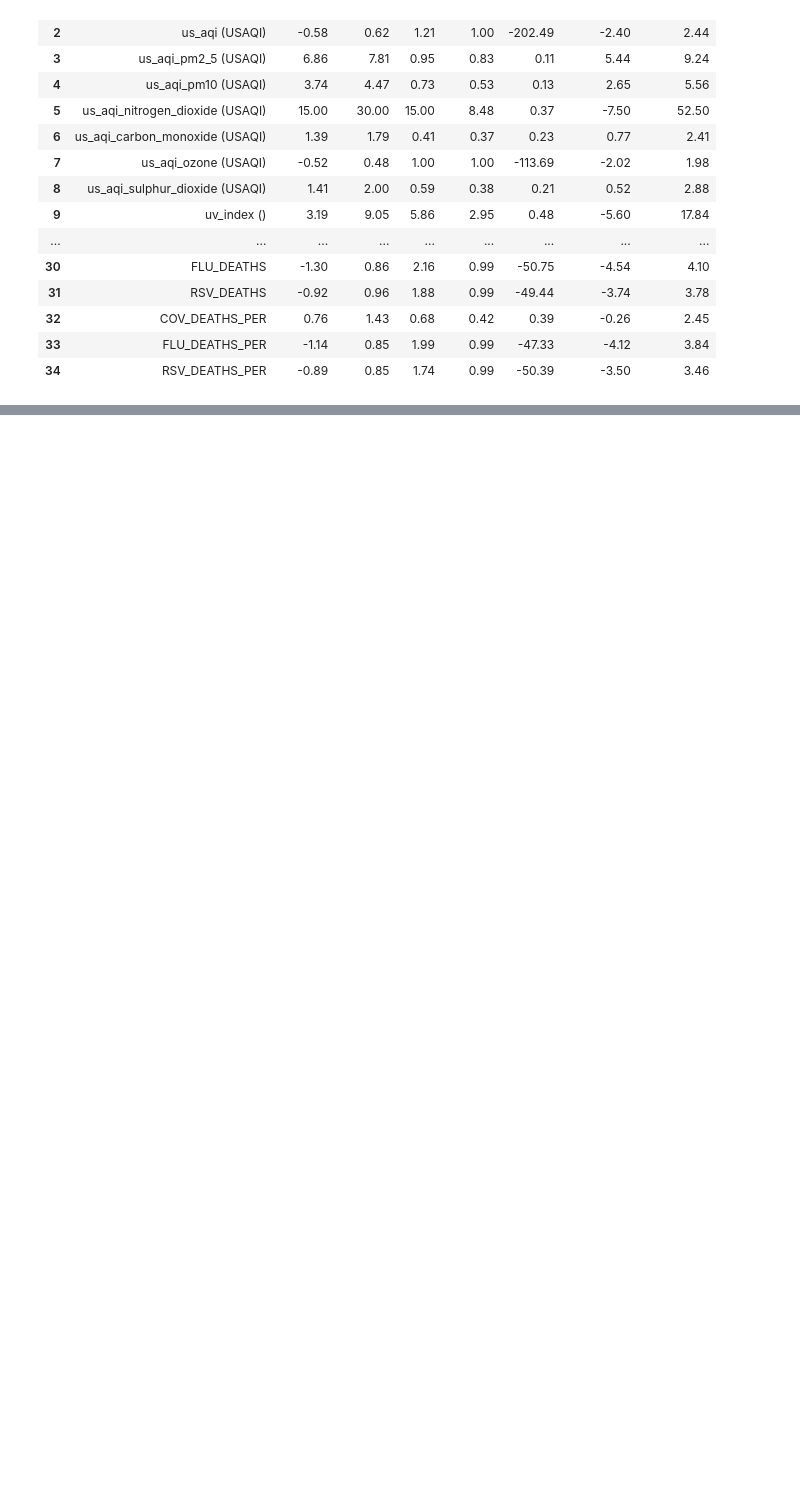
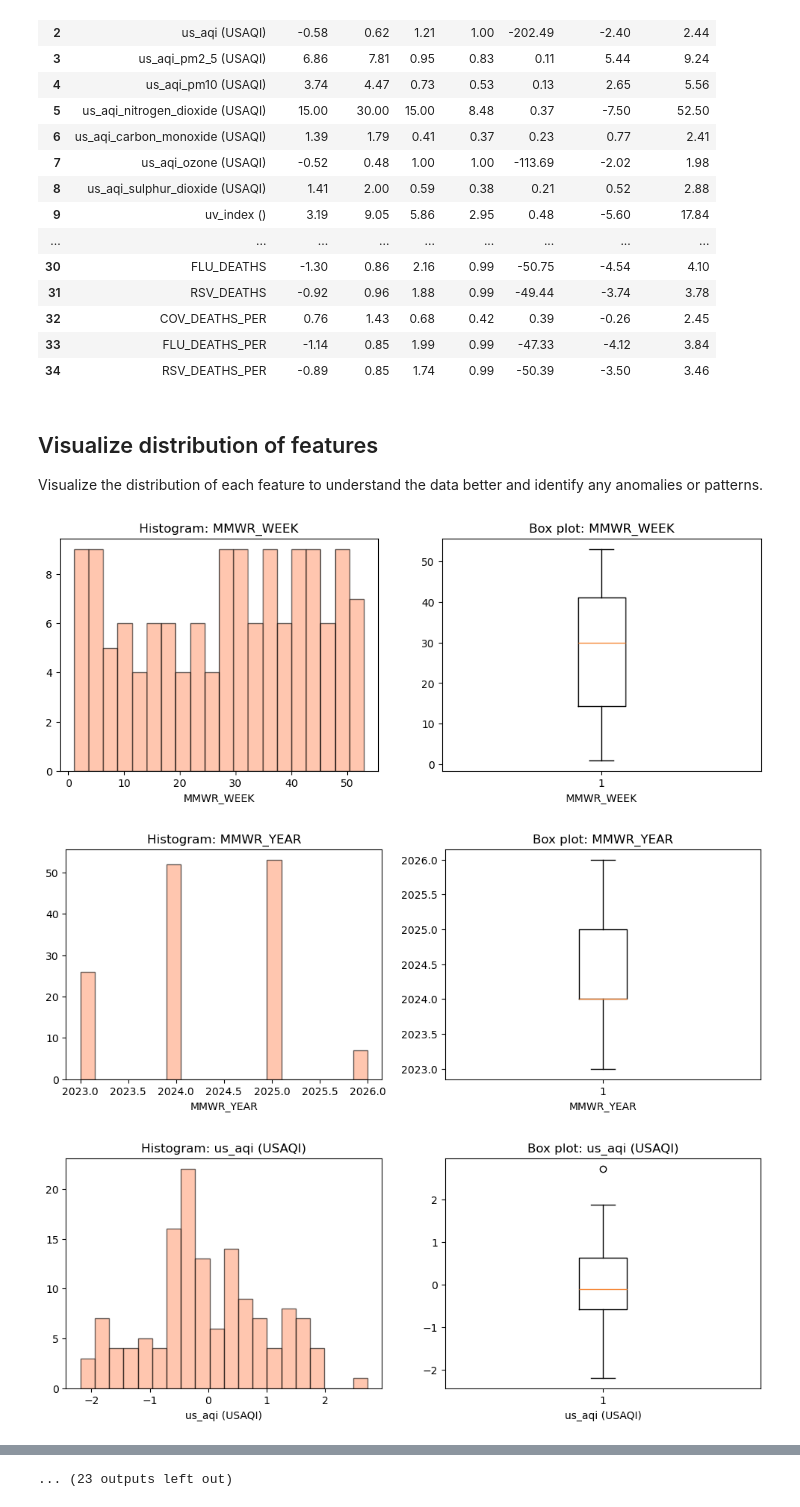
Before and after one commit to ianbunag/cmpe-255-data-mining-project, a Jupyter notebook: 04-01-data-preparation.ipynb, the cells around one changed output, grey strips where cells are left out. Drawn from its saved outputs; the diff is of its cells as text; code cells hidden in the pictures; blank space fills up the shorter version.

```diff
--- a/04-01-data-preparation.ipynb
+++ b/04-01-data-preparation.ipynb
@@ -299,3 +300,13 @@ measure_variability(df)
 | 32 | COV_DEATHS_PER | 0.76 | 1.43 | 0.68 | 0.42 | 0.39 | -0.26 | 2.45 |
 | 33 | FLU_DEATHS_PER | -1.14 | 0.85 | 1.99 | 0.99 | -47.33 | -4.12 | 3.84 |
 | 34 | RSV_DEATHS_PER | -0.89 | 0.85 | 1.74 | 0.99 | -50.39 | -3.50 | 3.46 |
+# %% [markdown]
+## Visualize distribution of features
+
+Visualize the distribution of each feature to understand the data better and identify any anomalies or patterns.
+# %%
+visualize_distribution(df)
+# %% [output]
+[figure, added]
+[figure, added]
+[figure, added]
@@ -301,0 +322 @@ measure_variability(df)
+... (23 outputs left out)
```
Also changed, not shown: parts of 4 cells of this notebook, 3 other files.
